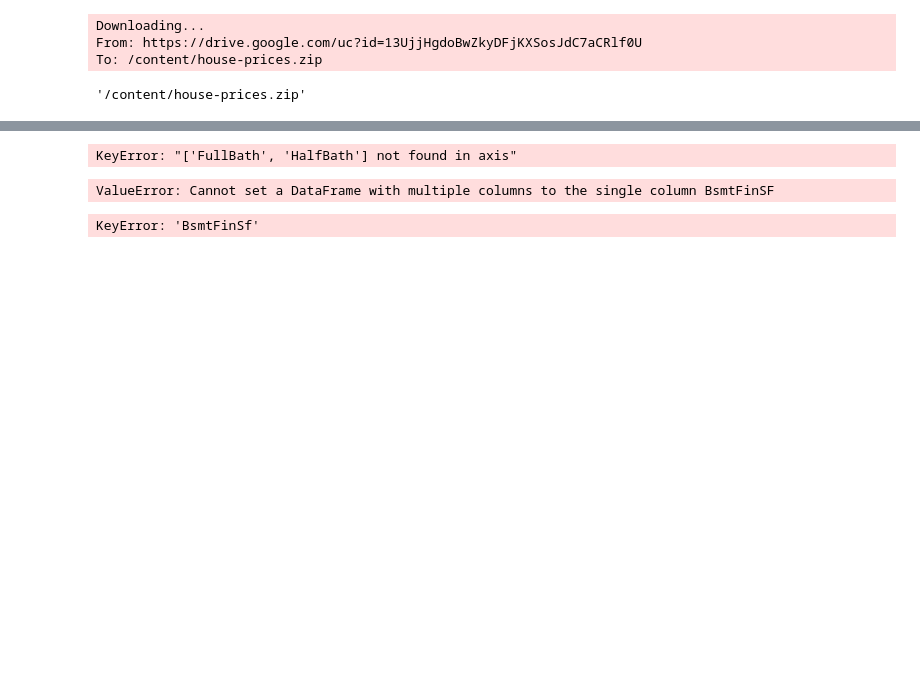
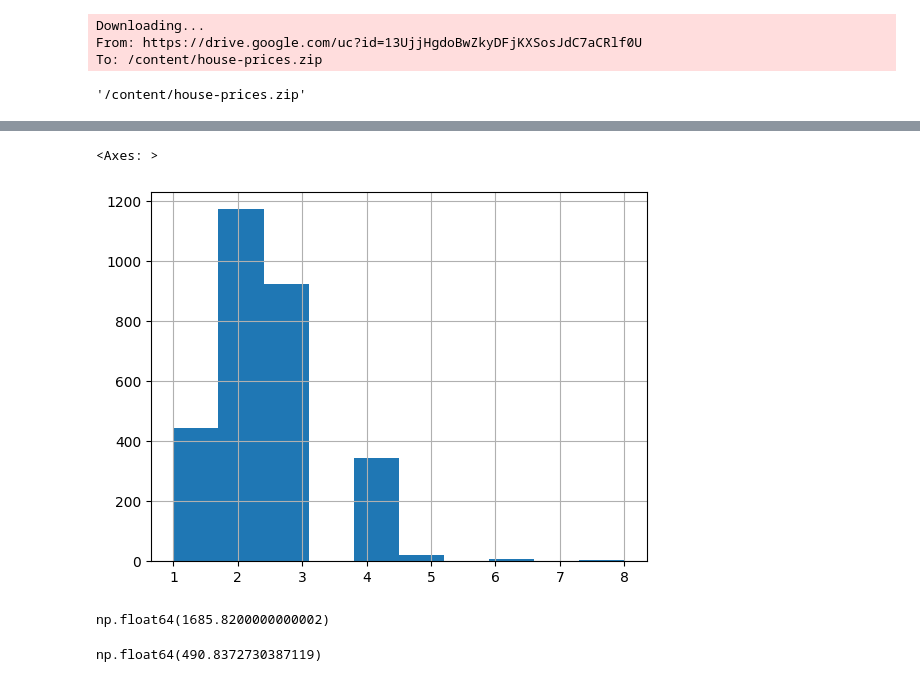
Before and after one commit to tsal4/data2000_labs, a Jupyter notebook: labs/050_decision-trees.ipynb, the cells around one changed output, grey strips where cells are left out. Drawn from its saved outputs; the diff is of its cells as text; code cells hidden in the pictures; blank space fills up the shorter version.

```diff
--- a/labs/050_decision-trees.ipynb
+++ b/labs/050_decision-trees.ipynb
@@ -426,5 +378,7 @@ data.replace('NaN', np.nan, inplace=True)
 highly_missing_cols = []
 
 for row in (data.isna().mean() * 100).items():
-  if row[1] > 0:
-    highly_missing_cols.append(row[0])
+    if row[1] > 0:
+        print(f"{row[0]}:\t{round(row[1], 2)}% missing")
+    if row[1] > 0.40:
+        highly_missing_cols.append(row[0])
@@ -494,9 +457,11 @@ data["MSSubClass"] = data['MSSubClass'].astype("category")
 data["house_age_at_sale"] = data["YrSold"] - data["YearBuilt"]
 # %%
-bathroom_cols = ['FullBath', 'HalfBath']
+bathroom_columns = ['BsmtFullBath', 'BsmtHalfBath', 'FullBath', 'HalfBath']
+data["total_bathrooms"] = data.loc[:, bathroom_columns].sum(axis=1)
 
-data['total_bathrooms'] = data.loc[:, bathroom_cols].sum(axis=1)
-
-data.drop(bathroom_cols)
+data = data.drop(bathroom_columns, axis=1)
-# %% [output]
-KeyError: "['FullBath', 'HalfBath'] not found in axis"
+# %%
+data["total_bathrooms"].hist()
+# %% [output]
+<Axes: >
+[figure, added]
@@ -503,8 +471,10 @@ KeyError: "['FullBath', 'HalfBath'] not found in axis"
+# %%
+data["BsmtFinSF"].quantile(0.99)
+# %% [output]
+np.float64(1685.8200000000002)
+# %%
+data["BsmtFinSF"].mean()
+# %% [output]
+np.float64(490.8372730387119)
 # %%
-data['BsmtFinSF'] = data.loc[:, ]
+data = data.loc[data["BsmtFinSF"] < 1500, :]
-# %% [output]
-ValueError: Cannot set a DataFrame with multiple columns to the single column BsmtFinSF
-# %%
-data = data.loc[data['BsmtFinSf'] > 1500, :]
-# %% [output]
-KeyError: 'BsmtFinSf'
```
Also changed, not shown: parts of 41 cells of this notebook.
